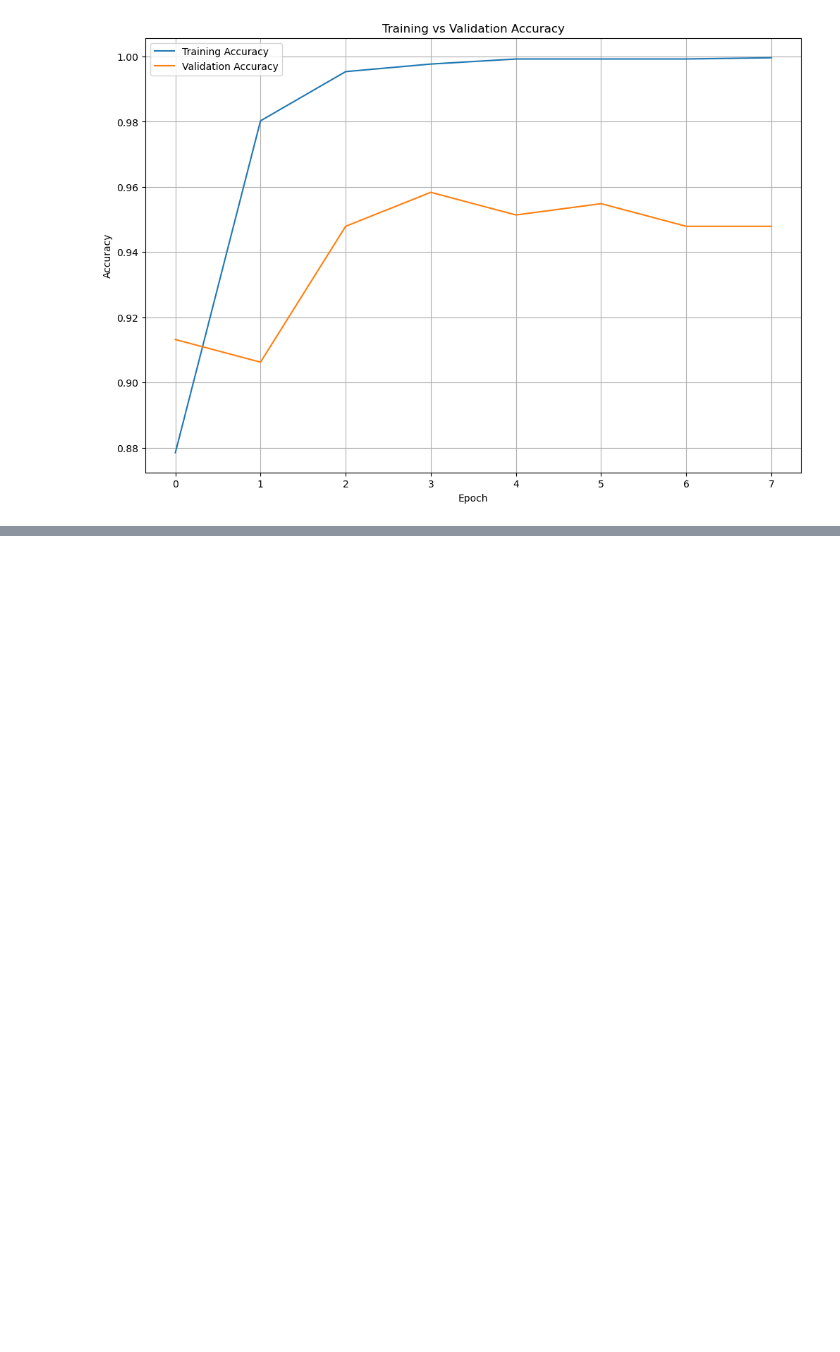
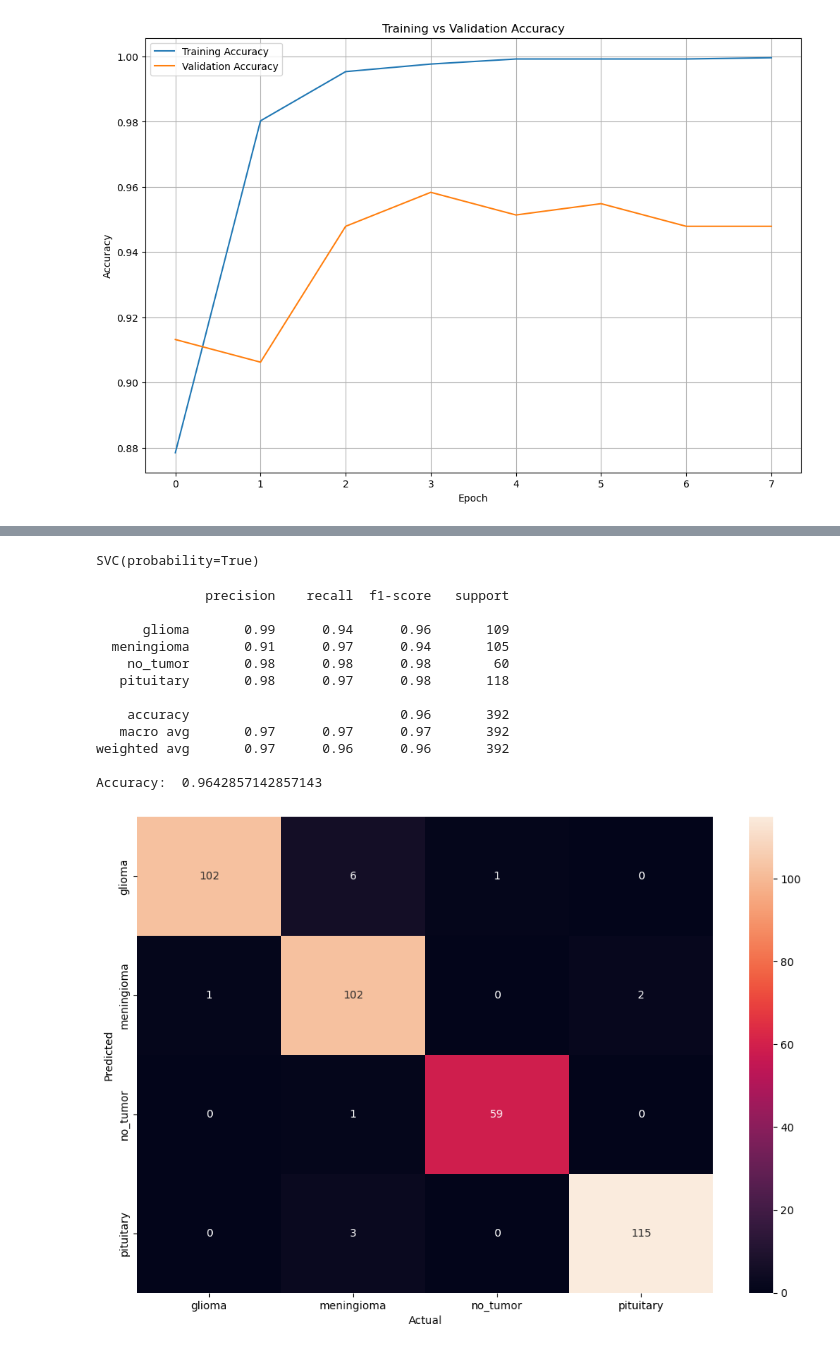
Before and after one commit to Coco501/ECS-171-Machine-Learning-Final-Project, a Jupyter notebook: src/brain-tumor.ipynb, the cells around one changed output, grey strips where cells are left out. Cells and saved outputs as stored; diff of their text form; code cells hidden in the pictures; blank space fills up the shorter version.

Commit message:
Add SVM and RF classifier

```diff
--- a/src/brain-tumor.ipynb
+++ b/src/brain-tumor.ipynb
@@ -278,9 +285,9 @@ plt.show()
 # %%
 #Reload the CNN model
-trained_CNN_model = tf.keras.models.load_model('effnet.keras')
+trained_CNN_model = tf.keras.models.load_model('CNN_model.keras')
 
 #Uncomment the following line to see the model's architecture
-#trained_CNN_model.summary()
+# trained_CNN_model.summary()
 
 #Retrieve the output of the GlobalAvgPool2D layer, which serves as the input for the final Dense layer
 features_extractor = tf.keras.models.Model(inputs=trained_CNN_model.input, outputs=trained_CNN_model.get_layer('global_average_pooling2d').output)
@@ -289,6 +296,17 @@ features_extractor = tf.keras.models.Model(inputs=trained_CNN_model.input, outpu
 X_train = features_extractor.predict(X_train_CNN)
 X_test = features_extractor.predict(X_test_CNN)
 
-print(X_train.shape)
-print(X_test.shape)
+#One-hot encoded to index label
+y_train_label = np.argmax(y_train, axis=1)
+y_test_label = np.argmax(y_test, axis=1)
+
+#Standardize input features
+scaler = StandardScaler()
+X_train_scaled = scaler.fit_transform(X_train)
+X_test_scaled = scaler.transform(X_test)
+
+print(X_train_scaled.shape)
+print(X_test_scaled.shape)
+print(y_train_label.shape)
+print(y_test_label.shape)
 # %% [output]
@@ -298,0 +319,33 @@ print(X_test.shape)
+# %%
+#SVM (Support Vector Machine) classifier
+SVM_model = SVC(kernel='rbf', C=1.0, gamma='scale', probability=True)
+SVM_model.fit(X_train_scaled, y_train_label)
+# %% [output]
+SVC(probability=True)
+# %%
+#Perform prediction with SVM model
+y_pred_label = SVM_model.predict(X_test_scaled)
+
+#Compare to true labels
+print(classification_report(y_test_label, y_pred_label, target_names=class_labels))
+
+#Calculate the accuracy
+accuracy = accuracy_score(y_test_label, y_pred_label)
+print("Accuracy: ", accuracy)
+
+#Plot the confusion matrix
+plot_confustion_matrix(actual=y_test_label, predicted=y_pred_label)
+# %% [output]
+              precision    recall  f1-score   support
+
+      glioma       0.99      0.94      0.96       109
+  meningioma       0.91      0.97      0.94       105
+    no_tumor       0.98      0.98      0.98        60
+   pituitary       0.98      0.97      0.98       118
+
+    accuracy                           0.96       392
+   macro avg       0.97      0.97      0.97       392
+weighted avg       0.97      0.96      0.96       392
+
+Accuracy:  0.9642857142857143
+[figure, added]
```
Also changed, not shown: parts of 11 cells of this notebook.
